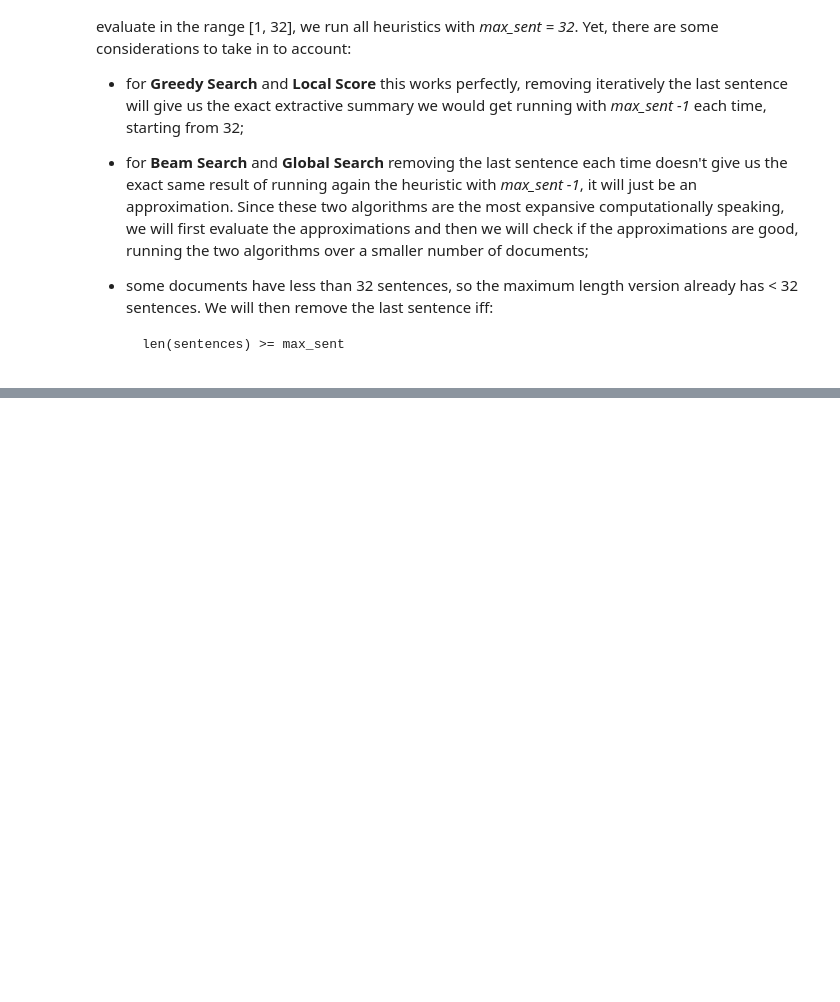
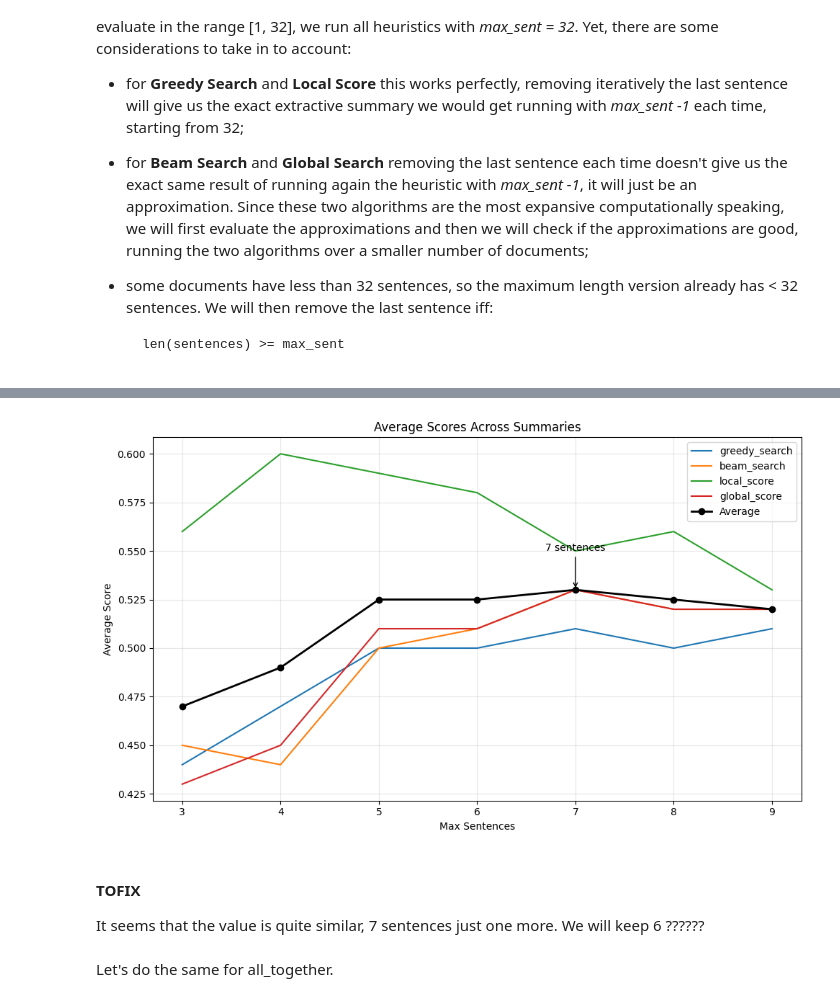
Before and after one commit to fedemarchits/Extractive-Summarization-with-LLMs-and-Heuristics, a Jupyter notebook: TrackB.ipynb, the cells around one changed output, grey strips where cells are left out. Saved outputs shown, nothing was run; the diff lists cells and outputs as text; code cells hidden in the pictures; blank space fills up the shorter version.

```diff
--- a/TrackB.ipynb
+++ b/TrackB.ipynb
@@ -537,0 +592,14 @@ As we said before, while for local and greedy heuristics the results are reliabl
+# %%
+heuristics_func = {
+    'greedy_search': greedy_extractive_summary,
+    'beam_search': beam_extractive_summary,
+    'local_score': local_extractive_summary,
+    'global_score': global_extractive_summary
+}
+
+abstractive_summaries = {
+    "challenge": list_challenge_summaries,
+    "approach": list_approach_summaries,
+    "outcome": list_outcome_summaries,
+    "all_together": list_all_summaries_abstractive
+}
@@ -537,0 +608,24 @@ As we said before, while for local and greedy heuristics the results are reliabl
+# %%
+range_single_summ_results = {}
+
+for max_sent in range_single_summaries:
+    print(f'Computing max_sent={max_sent}')
+    range_single_summ_results[max_sent] = {}
+
+    for summ in ["challenge", "approach", "outcome"]:
+        range_single_summ_results[max_sent][summ] = {}
+
+        for heur, func in heuristics_func.items():
+            # No need to re-compute, already available in approx_results
+            if heur == "greedy_search" or heur == "local_score":
+                beam_size = 0
+            else:
+                beam_size = 4
+
+            res, tm = apply_heuristic_to_dataset(
+                func, list_source_sentences, abstractive_summaries[summ], evaluation_criteria, max_sent, beam_size)
+
+            range_single_summ_results[max_sent][summ][heur] = {
+                "result": res,
+                "time": tm
+            }
@@ -537,0 +640,12 @@ As we said before, while for local and greedy heuristics the results are reliabl
+# %%
+range_single_summ_score = get_avg_score(range_single_summ_results, joined_gold_labels_extractive, evaluation_criteria)
+range_single_summ_avg_score = get_avg_across_summaries(range_single_summ_score, summaries_to_merge)
+# %%
+plot_avg_score(range_single_summ_avg_score)
+# %% [output]
+[figure, added]
+# %% [markdown]
+#### TOFIX
+It seems that the value is quite similar, 7 sentences just one more. We will keep 6 ??????
+# %% [markdown]
+Let's do the same for all_together.
```
Also changed, not shown: parts of 57 cells of this notebook.
